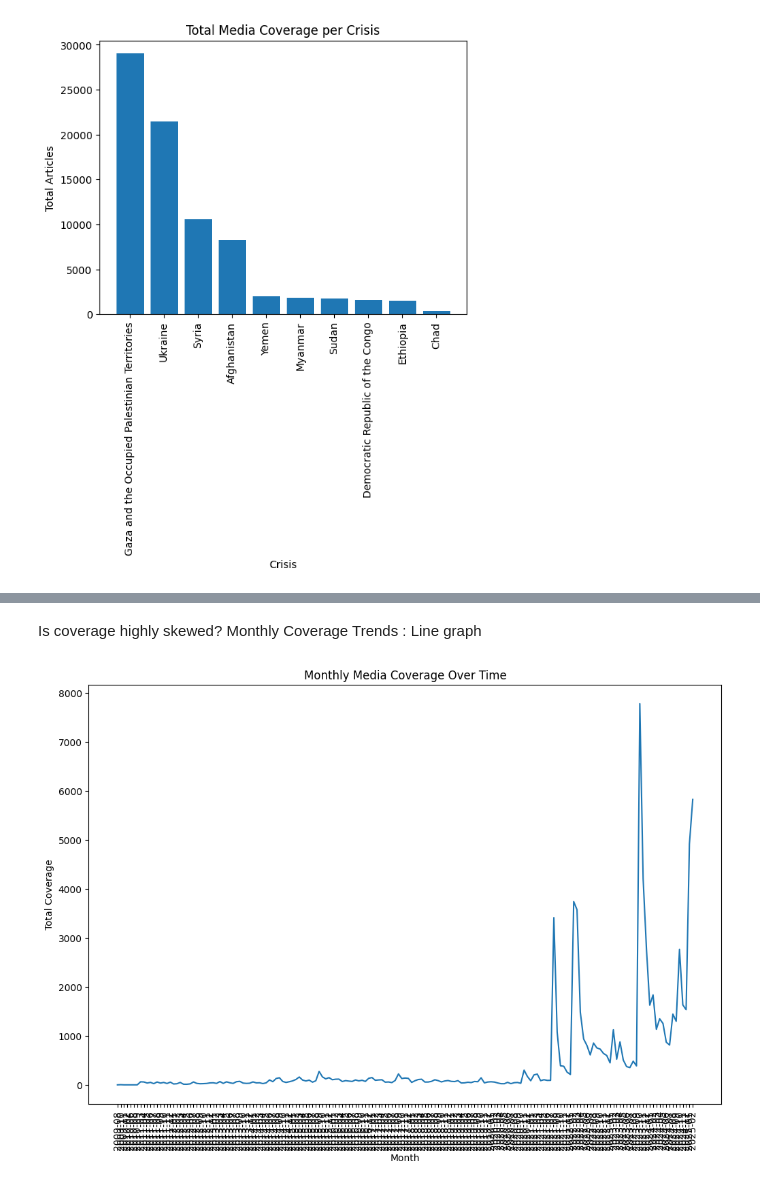
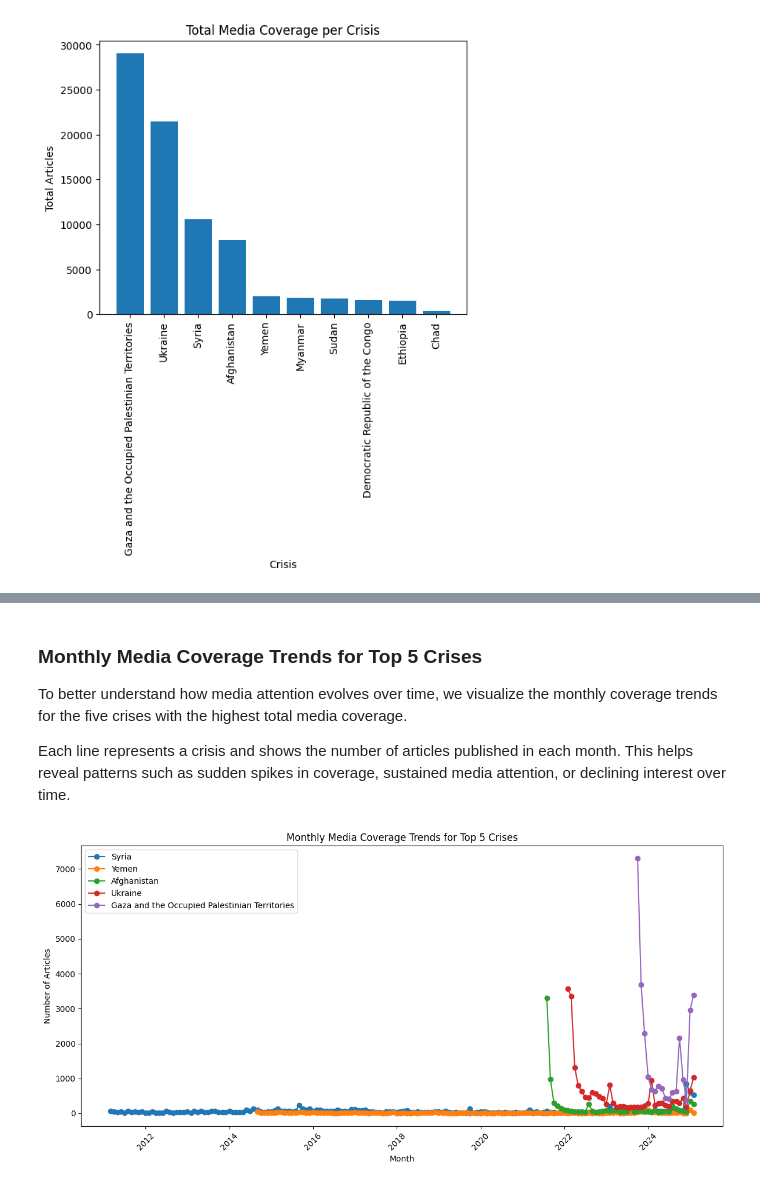
Before and after one commit to ashrithanarne/IDS_Project, a Jupyter notebook: notebooks/milestone1_analysis.ipynb, the cells around one changed output, grey strips where cells are left out. Saved outputs shown, nothing was run; the diff lists cells and outputs as text; code cells hidden in the pictures.

Commit message:
Changes to notebook with exploratory data analysis, visualizations, diary,  and README updates

```diff
--- a/notebooks/milestone1_analysis.ipynb
+++ b/notebooks/milestone1_analysis.ipynb
@@ -10,7 +10,7 @@ loading the 6 datasets which includes the crisis and the corresponding total cov
 # %%
 csv_dir = "../data/raw/"
 
-crisis_df = pd.read_csv(os.path.join(csv_dir, "chart1_overall_coverage_bar.csv"))
+crises_df = pd.read_csv(os.path.join(csv_dir, "chart1_overall_coverage_bar.csv"))
 monthly_df = pd.read_csv(os.path.join(csv_dir, "chart3_monthly_coverage.csv"))
 outlet_df = pd.read_csv(os.path.join(csv_dir, "chart4_crisis_coverage_per_outlet_chart.csv"))
 framing_df = pd.read_csv(os.path.join(csv_dir, "framing_per_article.csv"))
@@ -19,5 +274,6 @@ victim_df = pd.read_csv(os.path.join(csv_dir, "victim_causor_per_article.csv"))
 # %% [markdown]
 Assign crisis_id to the data frames
 # %%
-crisis_df = crisis_df.reset_index().rename(columns={"index":"crisis_id"})
-crisis_df["crisis_id"] = crisis_df["crisis_id"] + 1  # Start IDs at 1
+crises_df = crises_df.reset_index().rename(columns={"index":"crisis_id"})
+crises_df["crisis_id"] = crises_df["crisis_id"] + 1  # Start IDs at 1
+crises_df.head()
@@ -25,13 +288,13 @@ crisis_df["crisis_id"] = crisis_df["crisis_id"] + 1  # Start IDs at 1
 Create a mapping: crisis_name -> crisis_id
 # %%
 
-crisis_map = dict(zip(crisis_df["crisis_name"], crisis_df["crisis_id"]))
+crises_map = dict(zip(crises_df["crisis_name"], crises_df["crisis_id"]))
 # %% [markdown]
 Adding crisis_id to child tables
 # %%
-monthly_df["crisis_id"] = monthly_df["crisis_name"].map(crisis_map)
-outlet_df["crisis_id"] = outlet_df["crisis_name"].map(crisis_map)
-framing_df["crisis_id"] = framing_df["crisis_name"].map(crisis_map)
-sentiment_df["crisis_id"] = sentiment_df["crisis_name"].map(crisis_map)
-victim_df["crisis_id"] = victim_df["crisis_name"].map(crisis_map)
+monthly_df["crisis_id"] = monthly_df["crisis_name"].map(crises_map)
+outlet_df["crisis_id"] = outlet_df["crisis_name"].map(crises_map)
+framing_df["crisis_id"] = framing_df["crisis_name"].map(crises_map)
+sentiment_df["crisis_id"] = sentiment_df["crisis_name"].map(crises_map)
+victim_df["crisis_id"] = victim_df["crisis_name"].map(crises_map)
 # %% [markdown]
@@ -173,14 +475,35 @@ plt.show()
 # %% [markdown]
-Is coverage highly skewed? Monthly Coverage Trends : Line graph
+### Monthly Media Coverage Trends for Top 5 Crises
+
+To better understand how media attention evolves over time, we visualize the monthly coverage trends for the five crises with the highest total media coverage.
+
+Each line represents a crisis and shows the number of articles published in each month. This helps reveal patterns such as sudden spikes in coverage, sustained media attention, or declining interest over time.
 # %%
-monthly_grouped = monthly_df.groupby('year_month')['coverage_count'].sum()
+# Get top 5 crises by total coverage
+top5_crises = crises_df.sort_values('raw_coverage', ascending=False).head(5)
 
-plt.figure(figsize=(12, 8))
-plt.plot(monthly_grouped.index, monthly_grouped.values)
-plt.xticks(rotation=90)
-plt.title("Monthly Media Coverage Over Time")
+top5_ids = top5_crises['crisis_id']
+
+# Filter monthly data
+monthly_top5 = monthly_df[monthly_df['crisis_id'].isin(top5_ids)]
+
+# Sort months for clean plotting
+monthly_top5 = monthly_top5.sort_values('year_month')
+monthly_top5['year_month'] = pd.to_datetime(monthly_top5['year_month'])
+
+# Plot
+plt.figure(figsize=(12,6))
+
+for crisis in monthly_top5['crisis_name'].unique():
+    subset = monthly_top5[monthly_top5['crisis_name'] == crisis]
+    plt.plot(subset['year_month'], subset['coverage_count'], marker='o', label=crisis)
+
+plt.xticks(rotation=45)
 plt.xlabel("Month")
-plt.ylabel("Total Coverage")
+plt.ylabel("Number of Articles")
+plt.title("Monthly Media Coverage Trends for Top 5 Crises")
+plt.legend()
+plt.tight_layout()
 plt.show()
 # %% [output]
-[figure, old version]
+[figure, new version]
```
Also changed, not shown: parts of 38 cells of this notebook, 3 other files.
